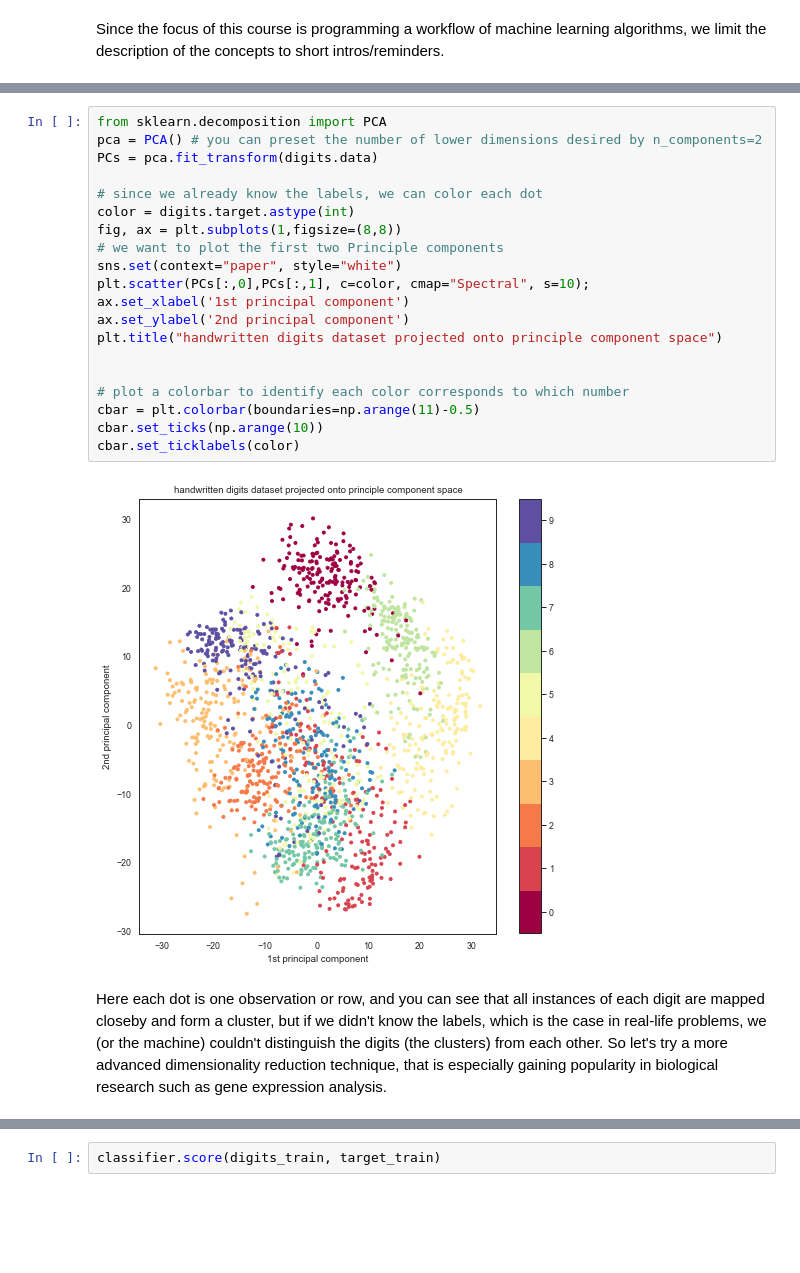
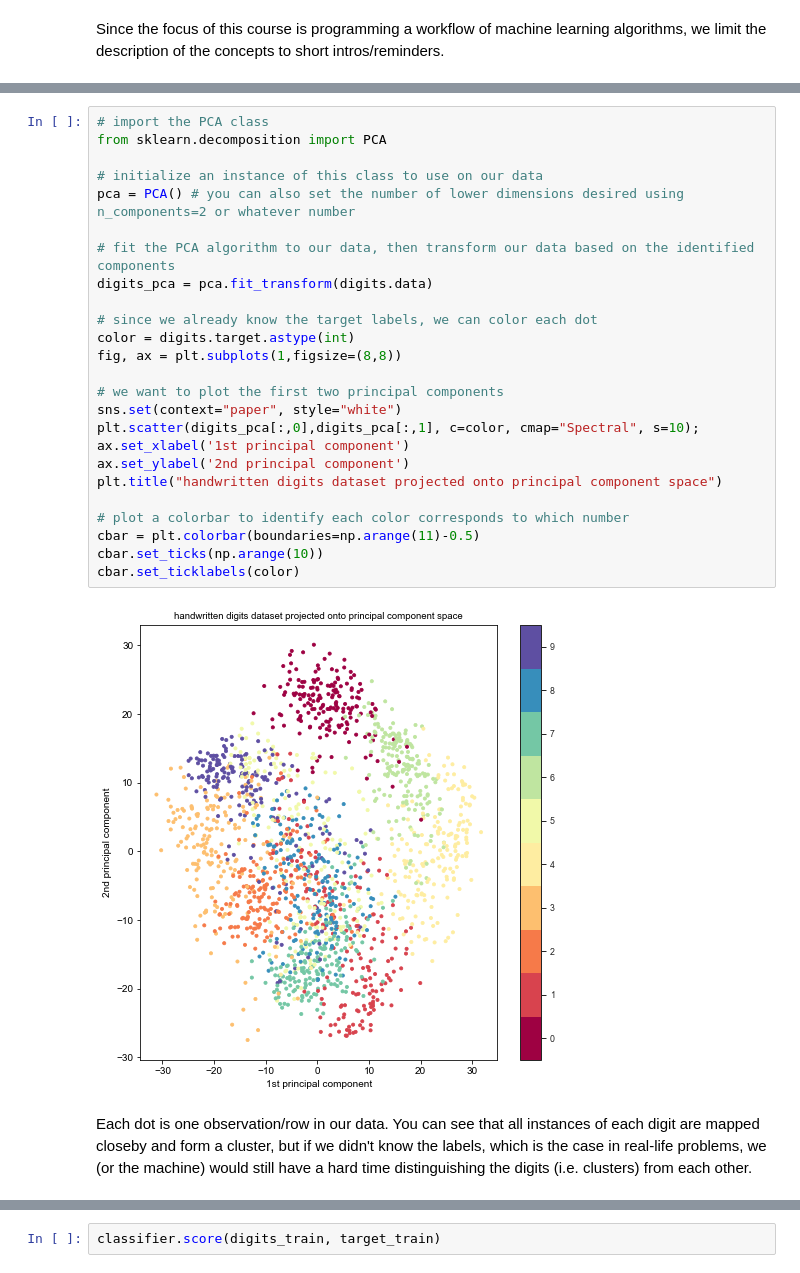
Before and after one commit to BME1478H/BME1478material, a Jupyter notebook: Lectures/week12/lesson.ipynb, the cells around one changed output, grey strips where cells are left out. Saved outputs shown, nothing was run; the diff lists cells and outputs as text; blank space fills up the shorter version.

```diff
--- a/Lectures/week12/lesson.ipynb
+++ b/Lectures/week12/lesson.ipynb
@@ -138,27 +227,32 @@ So let's plot the few first principle components of the data that describe most
 
 To use PCA we first construct a PCA object and then apply to the data using the `fit_transform` method.
 # %%
+# import the PCA class
 from sklearn.decomposition import PCA
-pca = PCA() # you can preset the number of lower dimensions desired by n_components=2
-PCs = pca.fit_transform(digits.data)
 
-# since we already know the labels, we can color each dot
+# initialize an instance of this class to use on our data
+pca = PCA() # you can also set the number of lower dimensions desired using n_components=2 or whatever number
+
+# fit the PCA algorithm to our data, then transform our data based on the identified components
+digits_pca = pca.fit_transform(digits.data)
+
+# since we already know the target labels, we can color each dot
 color = digits.target.astype(int)
 fig, ax = plt.subplots(1,figsize=(8,8))
-# we want to plot the first two Principle components
+
+# we want to plot the first two principal components
 sns.set(context="paper", style="white")
-plt.scatter(PCs[:,0],PCs[:,1], c=color, cmap="Spectral", s=10);
+plt.scatter(digits_pca[:,0],digits_pca[:,1], c=color, cmap="Spectral", s=10);
 ax.set_xlabel('1st principal component')
 ax.set_ylabel('2nd principal component')
-plt.title("handwritten digits dataset projected onto principle component space")
-
+plt.title("handwritten digits dataset projected onto principal component space")
 
 # plot a colorbar to identify each color corresponds to which number
 cbar = plt.colorbar(boundaries=np.arange(11)-0.5)
 cbar.set_ticks(np.arange(10))
 cbar.set_ticklabels(color)
 # %% [output]
-[figure, old version]
+[figure, new version]
 # %% [markdown]
-Here each dot is one observation or row, and you can see that all instances of each digit are mapped closeby and form a cluster, but if we didn't know the labels, which is the case in real-life problems, we (or the machine) couldn't distinguish the digits (the clusters) from each other. So let's try a more advanced dimensionality reduction technique, that is especially gaining popularity in biological research such as gene expression analysis.
+Each dot is one observation/row in our data. You can see that all instances of each digit are mapped closeby and form a cluster, but if we didn't know the labels, which is the case in real-life problems, we (or the machine) would still have a hard time distinguishing the digits (i.e. clusters) from each other.
 # %% [markdown]
```
Also changed, not shown: parts of 52 cells of this notebook.
